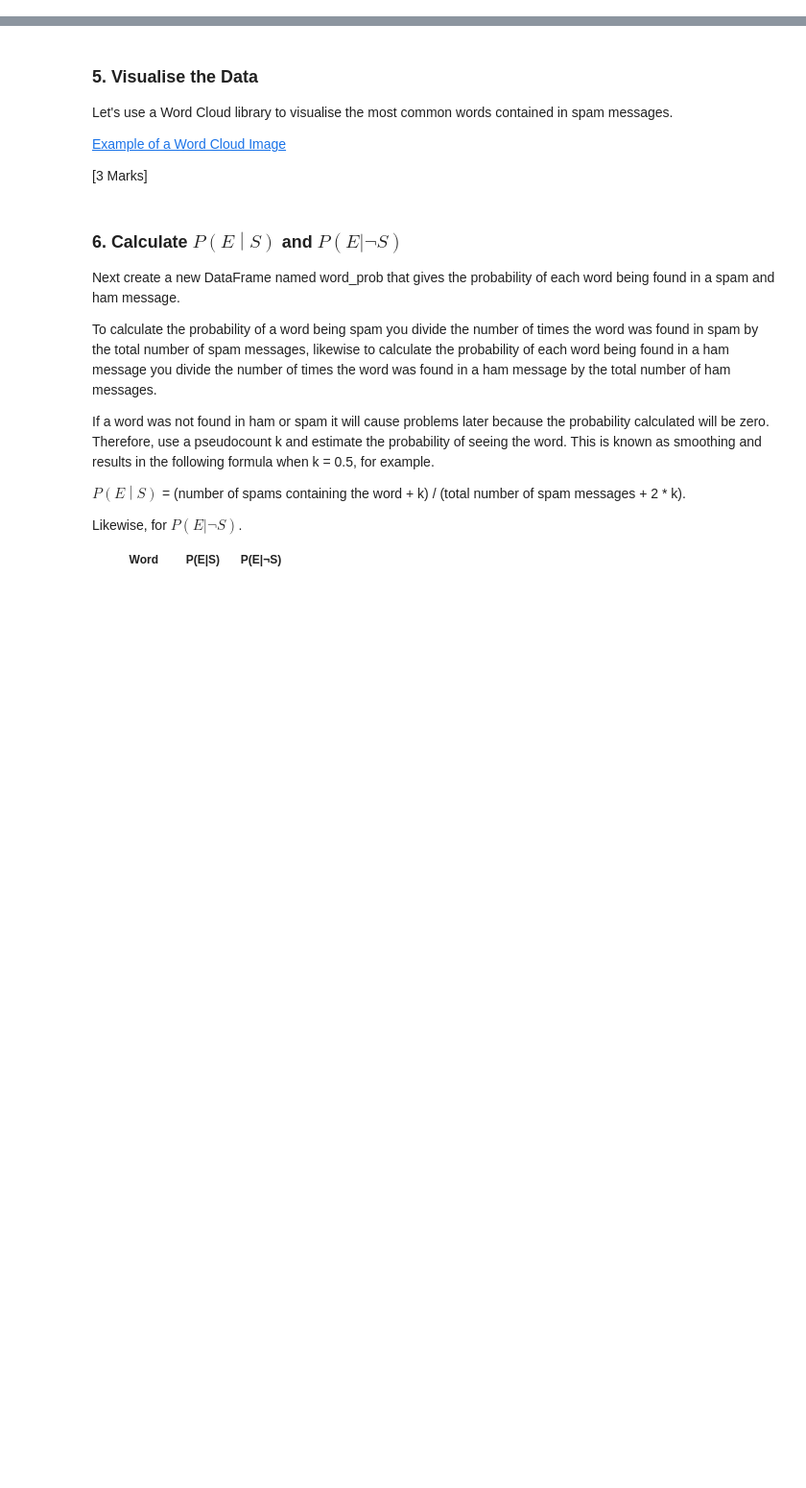
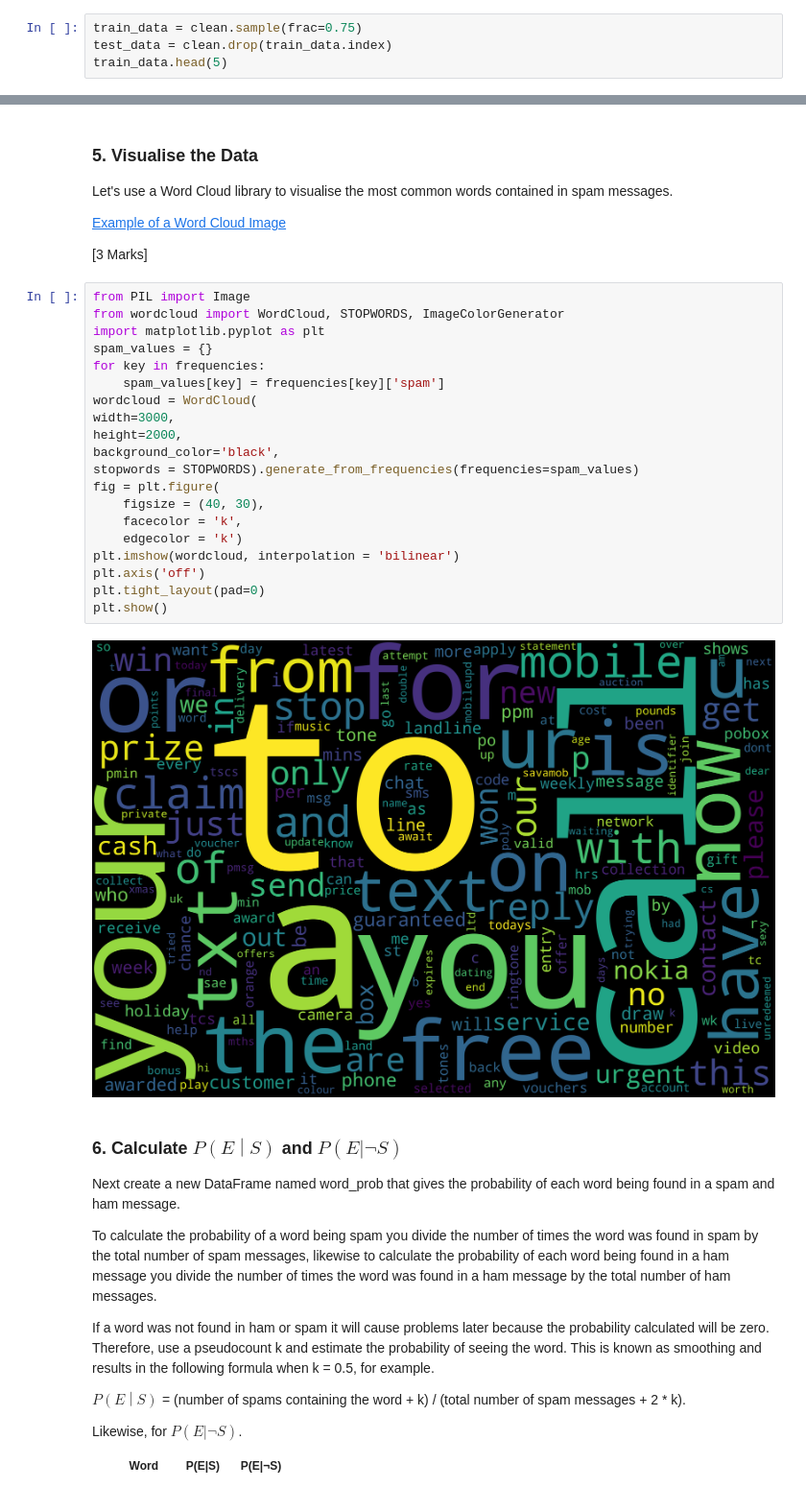
Before and after one commit to gurneetbhatia/Data-Science-Coursework-2, a Jupyter notebook: lab05_spam_filter_student(3).ipynb, the cells around one changed output, grey strips where cells are left out. Shown at 96% size. Drawn from its saved outputs; the diff is of its cells as text; blank space fills up the shorter version.

```diff
--- a/lab05_spam_filter_student(3).ipynb
+++ b/lab05_spam_filter_student(3).ipynb
@@ -135,0 +130,4 @@ test_data = clean.tail(test_size)
+# %%
+train_data = clean.sample(frac=0.75)
+test_data = clean.drop(train_data.index)
+train_data.head(5)
@@ -247,6 +245,28 @@ df = pd.DataFrame.from_records(data, columns=['Word', '#Spam', '#Ham'])
 [Example of a Word Cloud Image](https://drive.google.com/open?id=1lVRGHtMB1AMJf-JSi7MmcHbZB_BvBhGC)
 
 <p>[3 Marks]</p>
+# %%
+from PIL import Image
+from wordcloud import WordCloud, STOPWORDS, ImageColorGenerator
+import matplotlib.pyplot as plt
+spam_values = {}
+for key in frequencies:
+    spam_values[key] = frequencies[key]['spam']
+wordcloud = WordCloud(
+width=3000,
+height=2000,
+background_color='black',
+stopwords = STOPWORDS).generate_from_frequencies(frequencies=spam_values)
+fig = plt.figure(
+    figsize = (40, 30),
+    facecolor = 'k',
+    edgecolor = 'k')
+plt.imshow(wordcloud, interpolation = 'bilinear')
+plt.axis('off')
+plt.tight_layout(pad=0)
+plt.show()
+# %% [output]
+[figure, added]
 # %% [markdown]
 <h3>6.  Calculate $P\left(E\middle| S\right)$ and $P\left(E|\lnot S\right)$</h3>
 <p>Next create a new DataFrame named word_prob that gives the probability of each word being found in a spam and ham message.</p>
```
Also changed, not shown: parts of 6 cells of this notebook.
